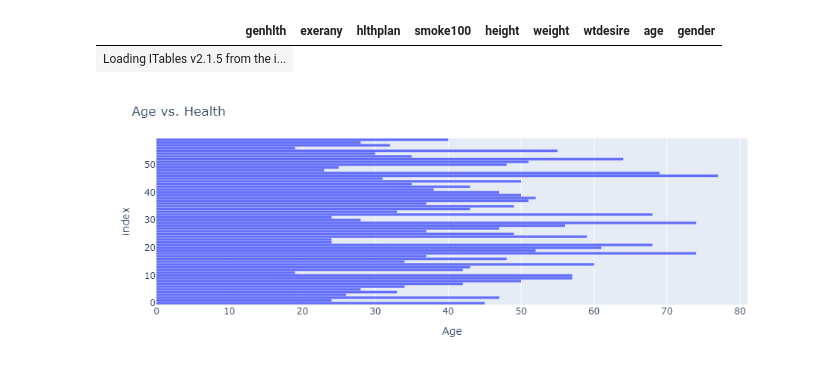
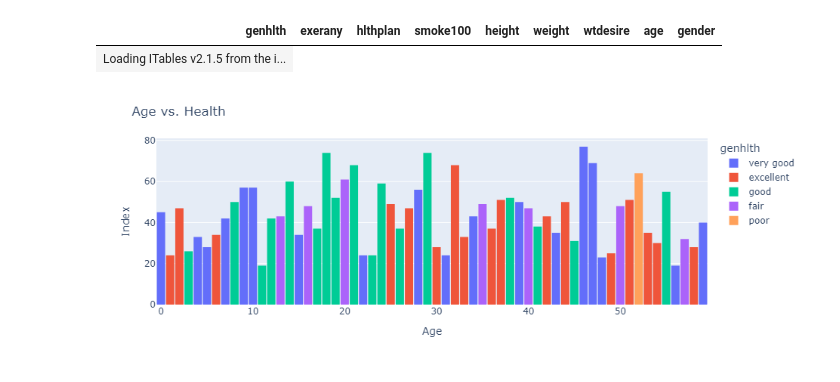
Before and after one commit to Blurr50/Day4, a Jupyter notebook: Day4-HW.ipynb, the cells around one changed output. Drawn from its saved outputs; the diff is of its cells as text; code cells hidden in the pictures.

```diff
--- a/Day4-HW.ipynb
+++ b/Day4-HW.ipynb
@@ -262,18 +262,17 @@ show(DF_new)
 # %%
 # Your code here
 fig = px.bar(DF_new,
-            x='age',
-            color='
-            opacity=1,
-         ,
+            y='age',
+            color='genhlth',
+            opacity=1
             )
 fig.update_layout(bargap=0.1,
                  title='Age vs. Health',
                  xaxis_title='Age',
-
+                 yaxis_title='Index'
                  )
 fig.update_traces(dict(marker_line_width=0))
 
 fig.show()
 # %% [output]
-[figure, old version]
+[figure, new version]
```
